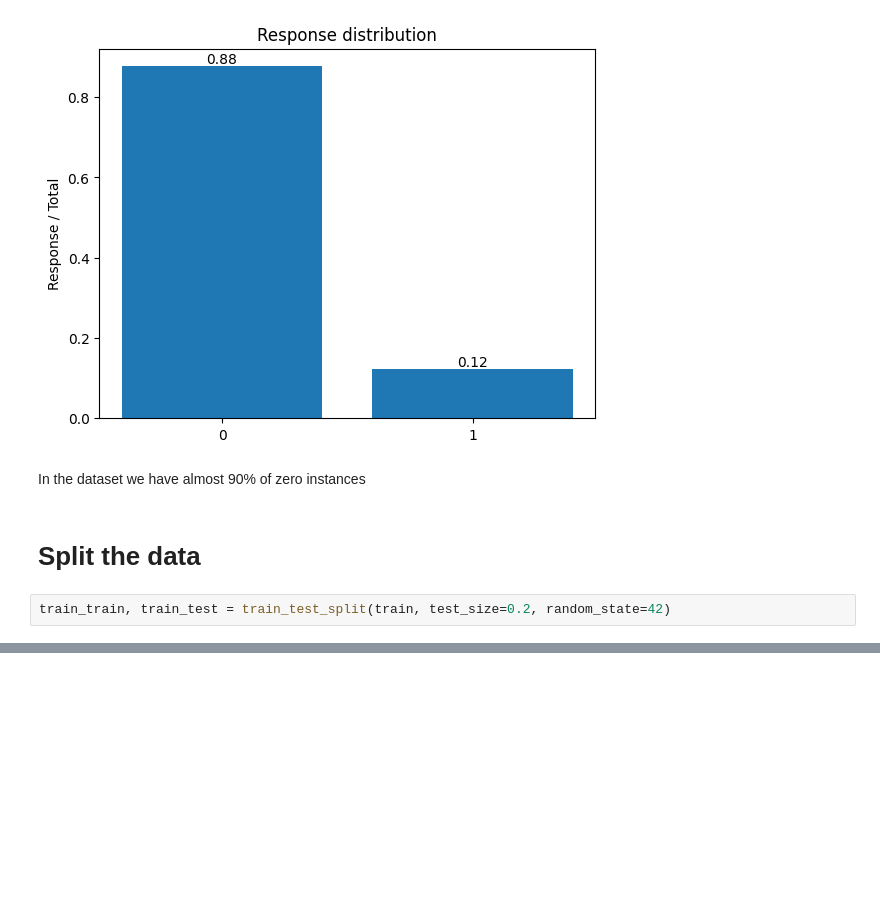
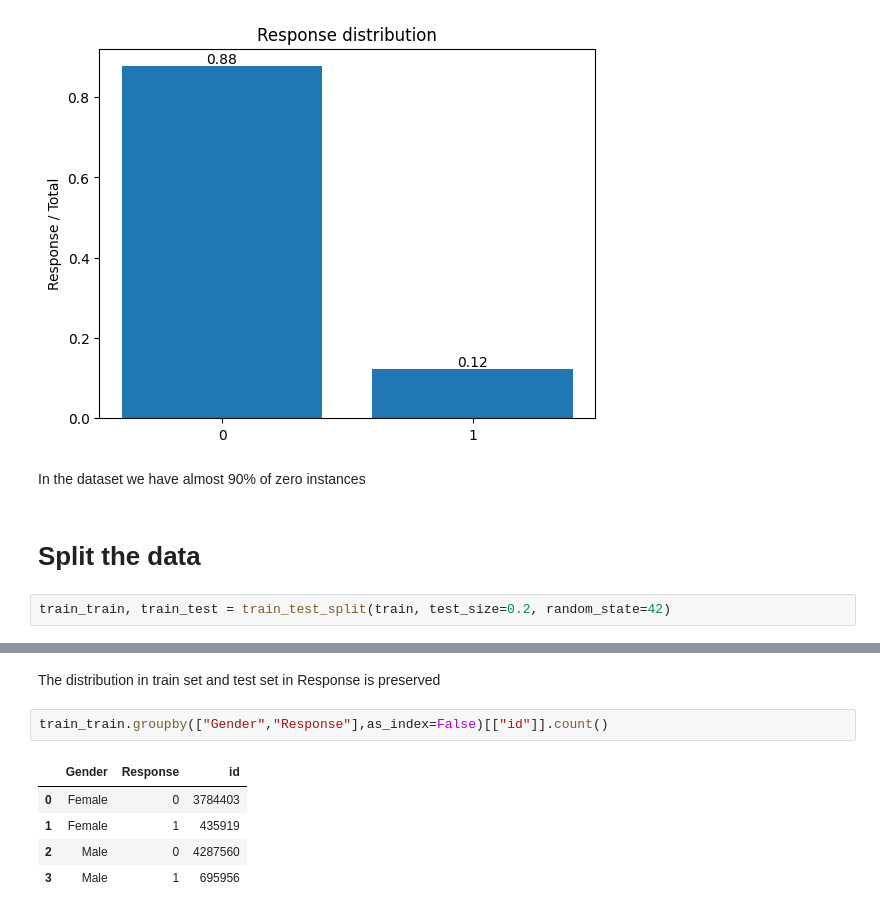
Before and after one commit to anielv95/kaggle-pg-4x07, a Jupyter notebook: notebooks/eda.ipynb, the cells around one changed output, grey strips where cells are left out. Saved outputs shown, nothing was run; the diff lists cells and outputs as text; blank space fills up the shorter version.

```diff
--- a/notebooks/eda.ipynb
+++ b/notebooks/eda.ipynb
@@ -196,0 +207,10 @@ train_train.shape, train_test.shape
+# %% [markdown]
+The distribution in train set and test set in Response is preserved
+# %%
+train_train.groupby(["Gender","Response"],as_index=False)[["id"]].count()
+# %% [output]
+|  | Gender | Response | id |
+| 0 | Female | 0 | 3784403 |
+| 1 | Female | 1 | 435919 |
+| 2 | Male | 0 | 4287560 |
+| 3 | Male | 1 | 695956 |
```
Also changed, not shown: parts of 3 cells of this notebook.
